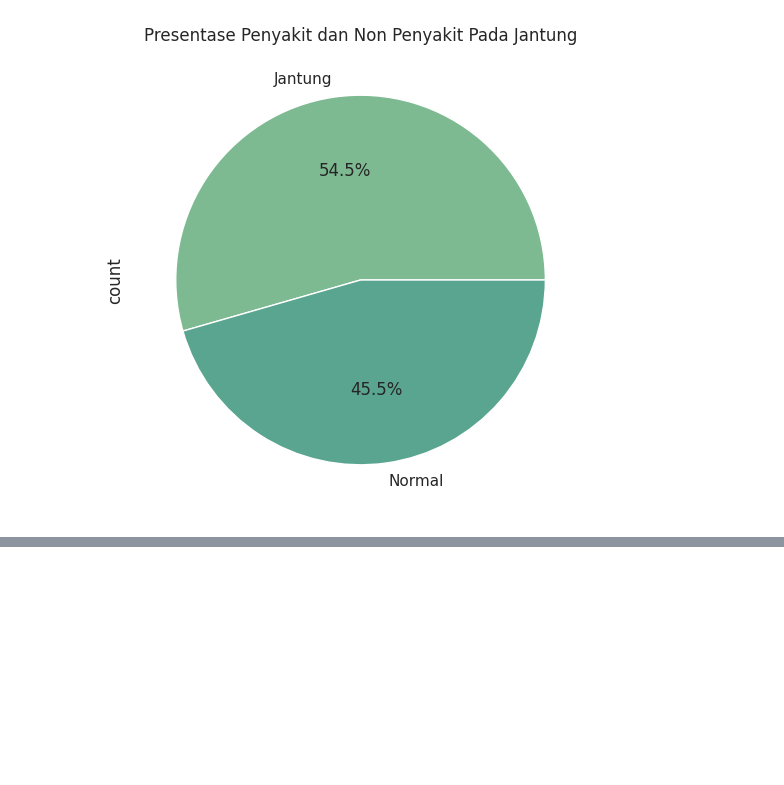
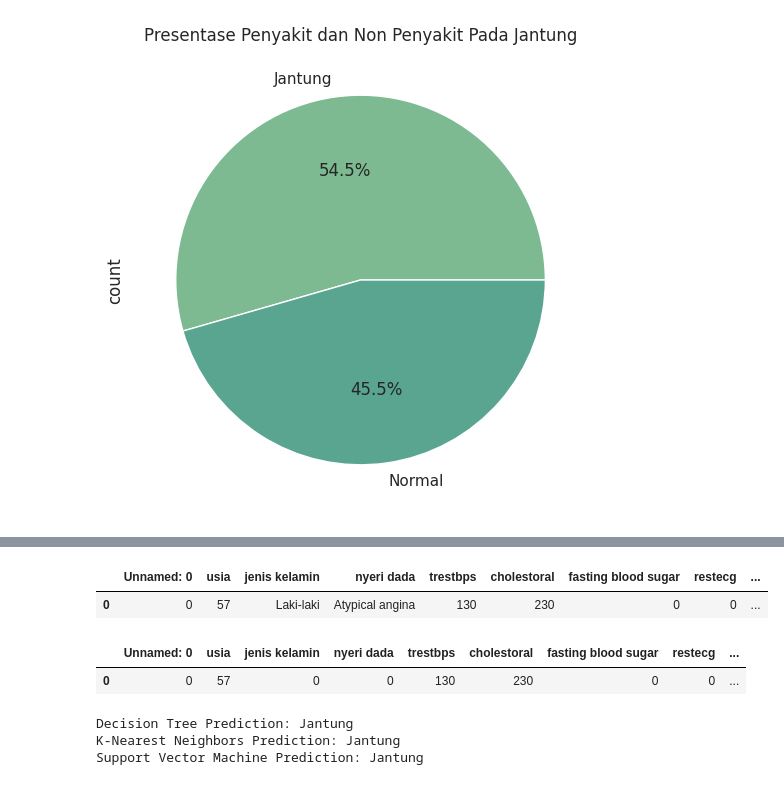
Before and after one commit to Luseat/prediksi-serangan-jantung, a Jupyter notebook: penyakitJantung.ipynb, the cells around one changed output, grey strips where cells are left out. Saved outputs shown, nothing was run; the diff lists cells and outputs as text; code cells hidden in the pictures; blank space fills up the shorter version.

```diff
--- a/penyakitJantung.ipynb
+++ b/penyakitJantung.ipynb
@@ -89,0 +224,47 @@ plt.show()
+# %%
+new_data = pd.DataFrame({
+    'Unnamed: 0': [0],
+    'usia': [57],
+    'jenis kelamin': ["Laki-laki"],
+    'nyeri dada': ["Atypical angina"],
+    'trestbps': [130],
+    'cholestoral': [230],
+    'fasting blood sugar': [0],
+    'restecg': [0],
+    'denyut jantung': [175],
+    'exang': [0],
+    'oldpeak': [0.5],
+    'slope': ["Flatsloping"],
+    'ca': [1],
+    'thalium': [2],
+
+})
+
+new_data
+# %% [output]
+|  | Unnamed: 0 | usia | jenis kelamin | nyeri dada | trestbps | cholestoral | fasting blood sugar | restecg | ... |
+| 0 | 0 | 57 | Laki-laki | Atypical angina | 130 | 230 | 0 | 0 | ... |
+# %%
+# new_data['jenis kelamin'] = jk_encoder.transform(new_data['jenis kelamin'])
+# new_data['nyeri dada'] = nd_endcoder.transform(new_data['nyeri dada'])
+# new_data['slope'] = s_encoder.transform(new_data['slope'])
+
+new_data['jenis kelamin'] = jk_encoder.fit_transform(new_data['jenis kelamin'])
+new_data['nyeri dada'] = nd_endcoder.fit_transform(new_data['nyeri dada'])
+new_data['slope'] = s_encoder.fit_transform(new_data['slope'])
+
+new_data
+# %% [output]
+|  | Unnamed: 0 | usia | jenis kelamin | nyeri dada | trestbps | cholestoral | fasting blood sugar | restecg | ... |
+| 0 | 0 | 57 | 0 | 0 | 130 | 230 | 0 | 0 | ... |
+# %%
+new_data_scaled = scaler.transform(new_data)
+
+for model_name, model in models.items():
+    prediction = model.predict(new_data_scaled)
+    hasil_prediksi = "Jantung" if prediction[0] == 0 else "Normal"
+    print(f"{model_name} Prediction: {'Jantung' if prediction[0] == 1 else 'Normal'}")
+# %% [output]
+Decision Tree Prediction: Jantung
+K-Nearest Neighbors Prediction: Jantung
+Support Vector Machine Prediction: Jantung
```
Also changed, not shown: parts of 14 cells of this notebook.
